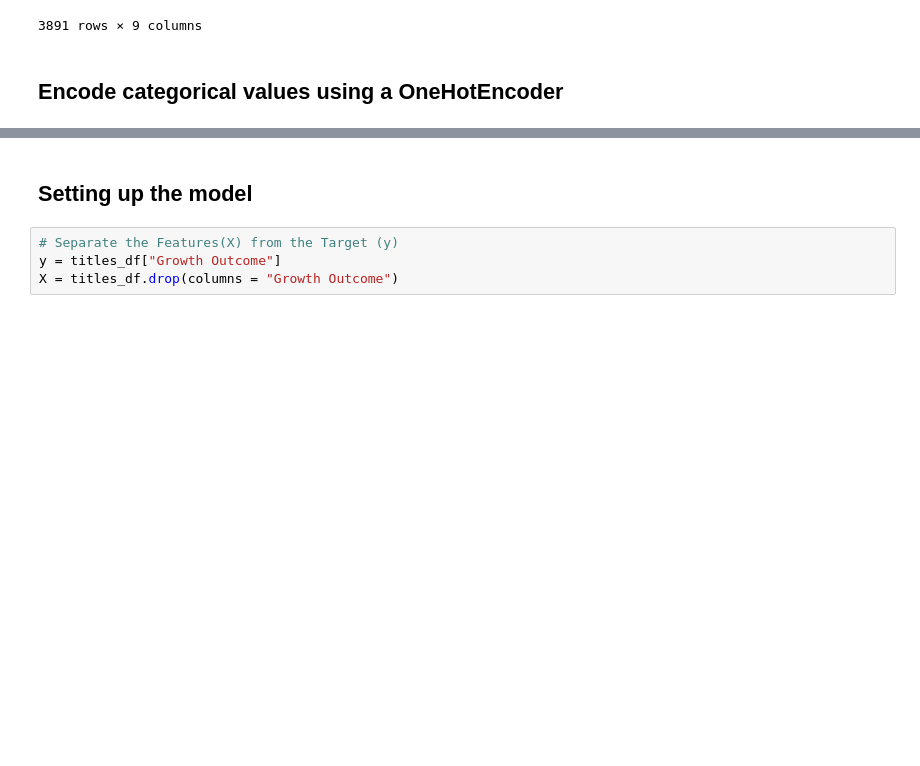
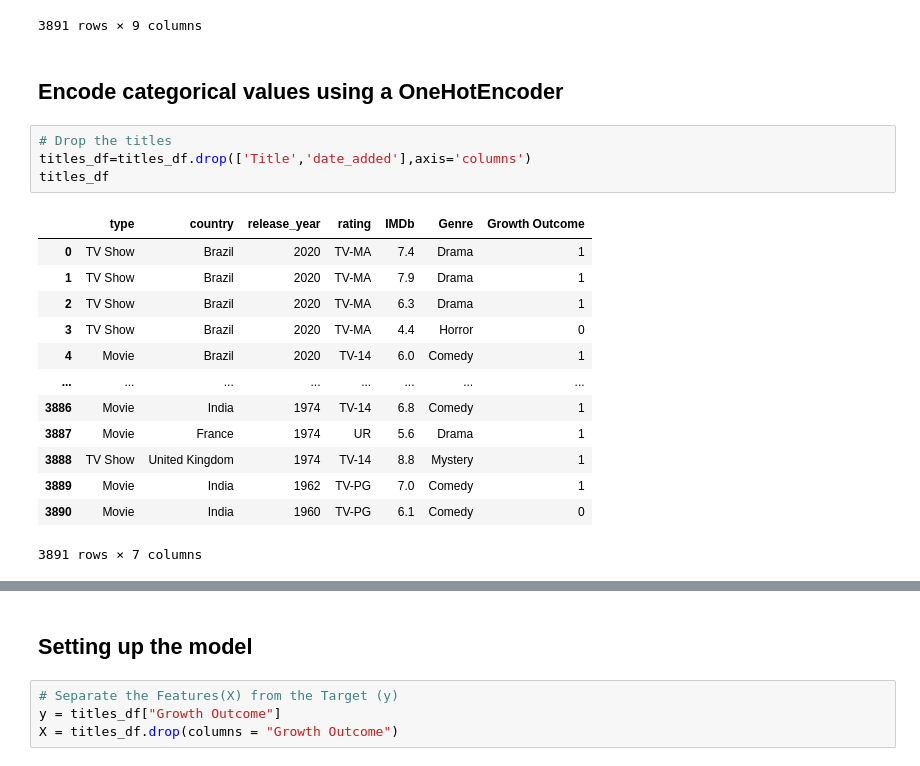
Before and after one commit to asosnik530/EntertainmentBuster, a Jupyter notebook: Machine Learning Model.ipynb, the cells around one changed output, grey strips where cells are left out. Drawn from its saved outputs; the diff is of its cells as text; blank space fills up the shorter version.

```diff
--- a/Machine Learning Model.ipynb
+++ b/Machine Learning Model.ipynb
@@ -36,6 +36,24 @@ titles_df
 3891 rows × 9 columns
 # %% [markdown]
 ## Encode categorical values using a OneHotEncoder
+# %%
+# Drop the titles
+titles_df=titles_df.drop(['Title','date_added'],axis='columns')
+titles_df
+# %% [output]
+|  | type | country | release_year | rating | IMDb | Genre | Growth Outcome |
+| 0 | TV Show | Brazil | 2020 | TV-MA | 7.4 | Drama | 1 |
+| 1 | TV Show | Brazil | 2020 | TV-MA | 7.9 | Drama | 1 |
+| 2 | TV Show | Brazil | 2020 | TV-MA | 6.3 | Drama | 1 |
+| 3 | TV Show | Brazil | 2020 | TV-MA | 4.4 | Horror | 0 |
+| 4 | Movie | Brazil | 2020 | TV-14 | 6.0 | Comedy | 1 |
+| ... | ... | ... | ... | ... | ... | ... | ... |
+| 3886 | Movie | India | 1974 | TV-14 | 6.8 | Comedy | 1 |
+| 3887 | Movie | France | 1974 | UR | 5.6 | Drama | 1 |
+| 3888 | TV Show | United Kingdom | 1974 | TV-14 | 8.8 | Mystery | 1 |
+| 3889 | Movie | India | 1962 | TV-PG | 7.0 | Comedy | 1 |
+| 3890 | Movie | India | 1960 | TV-PG | 6.1 | Comedy | 0 |
+3891 rows × 7 columns
 # %%
 # Generate our categorical variable list
 titles_cat = titles_df.dtypes[titles_df.dtypes == "object"].index.tolist()
```
Also changed, not shown: parts of 13 cells of this notebook, 4 other files.
